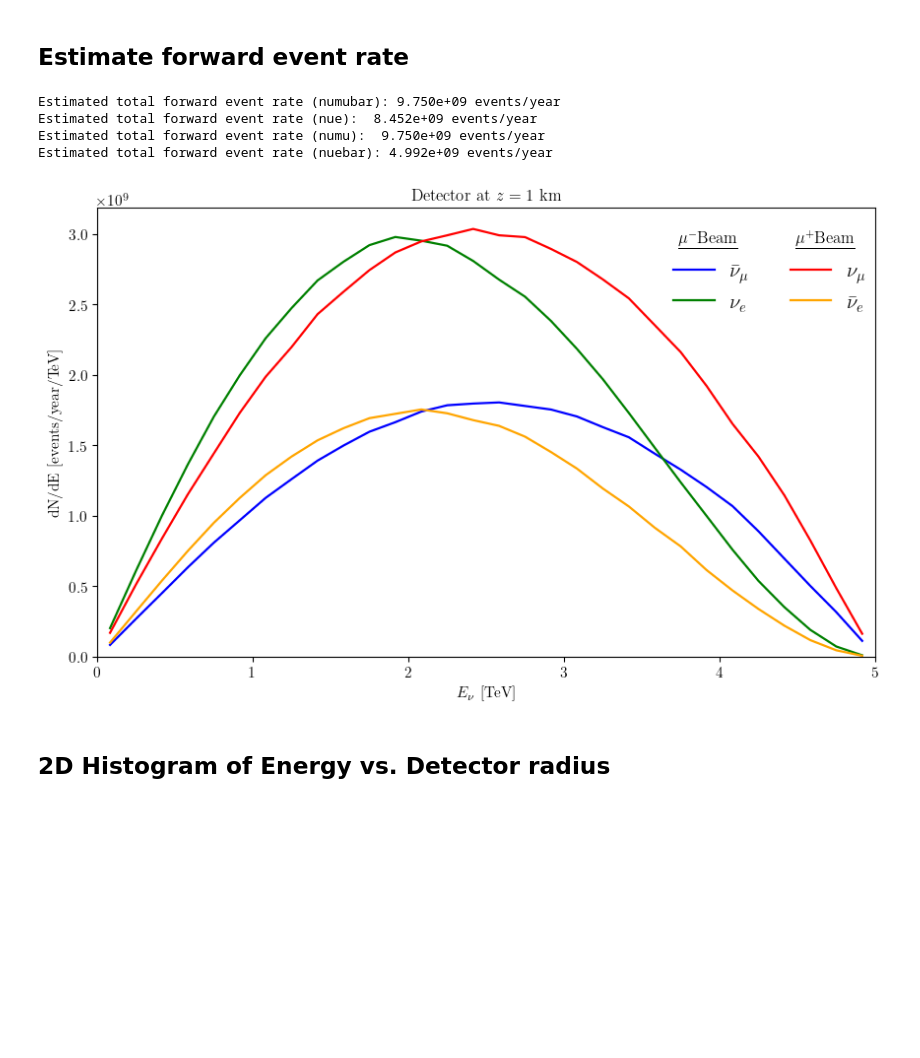
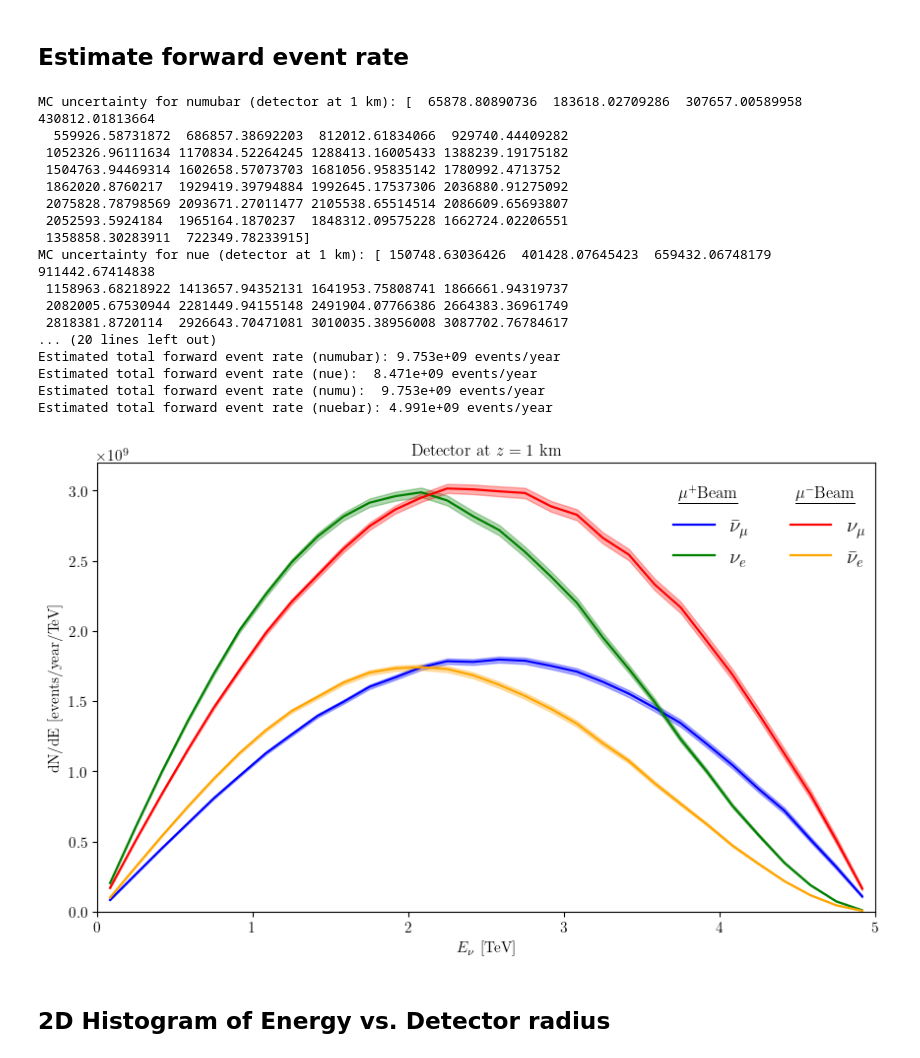
Before and after one commit to jchoi55/MINT, a Jupyter notebook: main_collider_ring_studies.ipynb, the cells around one changed output. Drawn from its saved outputs; the diff is of its cells as text; code cells hidden in the pictures; blank space fills up the shorter version.

```diff
--- a/main_collider_ring_studies.ipynb
+++ b/main_collider_ring_studies.ipynb
@@ -221,7 +221,8 @@ ring_sims = {
 for flavor, sim in ring_sims.items():
     sim.decay_muons()
 
-    if ring_sims[flavor]=="numu" or ring_sims[flavor]=="numu_nobd":
+    if flavor=="numu" or flavor=="numu_nobd" or flavor=="nuebar" or flavor=="nuebar_nobd":
         sim.place_muons_on_lattice(lattice=ring_lattice, direction="counter-clockwise")
+        print(f"Placing {flavor} muons on lattice in counter-clockwise direction")
     else:
         sim.place_muons_on_lattice(lattice=ring_lattice, direction="clockwise")
@@ -723,8 +734,33 @@ fig.savefig("plots/hybrid_v06_event_rate_radial(4m).pdf", dpi=300, bbox_inches="
 # %% [markdown]
 ## Estimate forward event rate
+# %%
+def calculate_event_weight_uncertainty(sim, flavor, energy_edges, det_location):
+    """
+    Calculate sqrt(sum(w_i^2)) for each energy bin to estimate MC uncertainty.
+    """
+    det_vector = vector.array({"x": det_location[0], "y": det_location[1], "z": det_location[2]})
+    distances = det_vector - sim.pos
+    neutrino_direction = sim.pnu.to_3D().unit()
+
+    dotprod = distances.dot(neutrino_direction)
+    in_acceptance = (dotprod > 0) & (sim.pnu["E"] > 0) & (np.sqrt(distances.x**2 + distances.y**2) < det_radius)
+
+    E_accepted = sim.pnu["E"][in_acceptance]
+    w_accepted = sim.weights[in_acceptance].flatten()
+
+    sigma = xsecs.total_xsecs[flavor](E_accepted)
+    p_int = sigma * nucleon_column_density
+    event_weights = w_accepted * p_int * bunches_per_year
+
+    # Bin event weights by energy
+    sum_weights_sq, _ = np.histogram(E_accepted, bins=energy_edges, weights=event_weights**2)
+    uncertainty = np.sqrt(sum_weights_sq)
+
+    return uncertainty
 # %%
 GeV_to_TeV = 1e-3
 event_results = {}
+energy_edges = np.linspace(0, 5e3, 31)
 for flavor in ["numubar", "nue", "numu", "nuebar"]:
     sigma_tot = xsecs.total_xsecs[flavor](energy_centers)
     p_int = sigma_tot * nucleon_column_density
@@ -760,48 +796,72 @@ fig, ax = pt.std_fig(figsize=(10, 6))
 
 colors = {"numubar": "blue", "nue": "green", "numu": "red", "nuebar": "orange"}
 
+mc_uncertainties = {"numubar":0, "nue":0, "numu":0, "nuebar":0}
+for flavor in ["numubar", "nue", "numu", "nuebar"]:
+    if flavor == "numu" or flavor == "nuebar":
+        mc_uncertainties[flavor] = calculate_event_weight_uncertainty(ring_sims[flavor], flavor, energy_edges, det_location2)
+        print(f"MC uncertainty for {flavor} (detector at -1 km): {mc_uncertainties[flavor]}")
+    else:
+        mc_uncertainties[flavor] = calculate_event_weight_uncertainty(ring_sims[flavor], flavor, energy_edges, det_location)
+        print(f"MC uncertainty for {flavor} (detector at 1 km): {mc_uncertainties[flavor]}")
+
+dE = np.diff(energy_edges)  # Convert to dN/dE uncertainty
+
 for flavor in ["numubar", "nue", "numu", "nuebar"]:
     ax.plot(energy_centers*GeV_to_TeV, event_results[flavor]["dN_dE_per_year"]/GeV_to_TeV,lw=1.6, label=label[flavor], color=colors[flavor])
-
+    ax.fill_between(energy_centers*GeV_to_TeV, (event_results[flavor]["dN_dE_per_year"] - (2*mc_uncertainties[flavor]/dE))/(GeV_to_TeV), (event_results[flavor]["dN_dE_per_year"] + (2*mc_uncertainties[flavor]/dE))/(GeV_to_TeV), color=colors[flavor], alpha=0.3)
 
 plt.gca().set_prop_cycle(None)
 # for flavor in ["numubar", "nue", "numu"]:
 #     ax.plot(energy_centers*GeV_to_TeV, event_results[flavor+"_nobd"]["dN_dE_per_year"]/GeV_to_TeV, lw=1., ls='--', label=label[flavor]+r' (no BD)')
 #     ax.set_yscale("log")
 ax.set_xlabel(r"$E_\nu$ [TeV]")
 ax.set_ylabel(r"dN/dE [events/year/TeV]")
 ax.set_xlim(0, 5)
 ax.set_ylim(0, None)
 
 # Add column headers above the legend
 # Get legend position to place headers appropriately
-ax.text(0.785, 0.95, r"$\underline{\mu^- \text{Beam}}$", transform=ax.transAxes,
+ax.text(0.785, 0.95, r"$\underline{\mu^+ \text{Beam}}$", transform=ax.transAxes,
         fontsize=12, fontweight='bold', ha='center', va='top')
-ax.text(0.935, 0.95, r"$\underline{\mu^+ \text{Beam}}$", transform=ax.transAxes,
+ax.text(0.935, 0.95, r"$\underline{\mu^- \text{Beam}}$", transform=ax.transAxes,
         fontsize=12, fontweight='bold', ha='center', va='top')
 
 ax.legend(frameon=False, fontsize=15, ncol=2, loc=(0.73, 0.75))
 ax.set_title(r"Detector at $z = 1$ km")
 fig.tight_layout()
 
 tot_numu = np.trapezoid(event_results["numubar"]["dN_dE_per_year"], energy_centers)
 tot_nue = np.trapezoid(event_results["nue"]["dN_dE_per_year"], energy_centers)
 tot_numu = np.trapezoid(event_results["numu"]["dN_dE_per_year"], energy_centers)
 tot_nuebar = np.trapezoid(event_results["nuebar"]["dN_dE_per_year"], energy_centers)
 
 print(f"Estimated total forward event rate (numubar): {tot_numu:.3e} events/year")
 print(f"Estimated total forward event rate (nue):  {tot_nue:.3e} events/year")
 print(f"Estimated total forward event rate (numu):  {tot_numu:.3e} events/year")
 print(f"Estimated total forward event rate (nuebar): {tot_nuebar:.3e} events/year")
 
 
 fig.savefig("plots/hybrid_v06_event_rate_spectrum.pdf", dpi=300, bbox_inches="tight")
 # %% [output]
-Estimated total forward event rate (numubar): 9.750e+09 events/year
-Estimated total forward event rate (nue):  8.452e+09 events/year
-Estimated total forward event rate (numu):  9.750e+09 events/year
-Estimated total forward event rate (nuebar): 4.992e+09 events/year
+MC uncertainty for numubar (detector at 1 km): [  65878.80890736  183618.02709286  307657.00589958  430812.01813664
+  559926.58731872  686857.38692203  812012.61834066  929740.44409282
+ 1052326.96111634 1170834.52264245 1288413.16005433 1388239.19175182
+ 1504763.94469314 1602658.57073703 1681056.95835142 1780992.4713752
+ 1862020.8760217  1929419.39794884 1992645.17537306 2036880.91275092
+ 2075828.78798569 2093671.27011477 2105538.65514514 2086609.65693807
+ 2052593.5924184  1965164.1870237  1848312.09575228 1662724.02206551
+ 1358858.30283911  722349.78233915]
+MC uncertainty for nue (detector at 1 km): [ 150748.63036426  401428.07645423  659432.06748179  911442.67414838
+ 1158963.68218922 1413657.94352131 1641953.75808741 1866661.94319737
+ 2082005.67530944 2281449.94155148 2491904.07766386 2664383.36961749
+ 2818381.8720114  2926643.70471081 3010035.38956008 3087702.76784617
+... (20 lines left out)
+Estimated total forward event rate (numubar): 9.753e+09 events/year
+Estimated total forward event rate (nue):  8.471e+09 events/year
+Estimated total forward event rate (numu):  9.753e+09 events/year
+Estimated total forward event rate (nuebar): 4.991e+09 events/year
-[figure, old version]
+[figure, new version]
 # %% [markdown]
 ## 2D Histogram of Energy vs. Detector radius
 # %%
```
Also changed, not shown: parts of 16 cells of this notebook, 24 other files.
